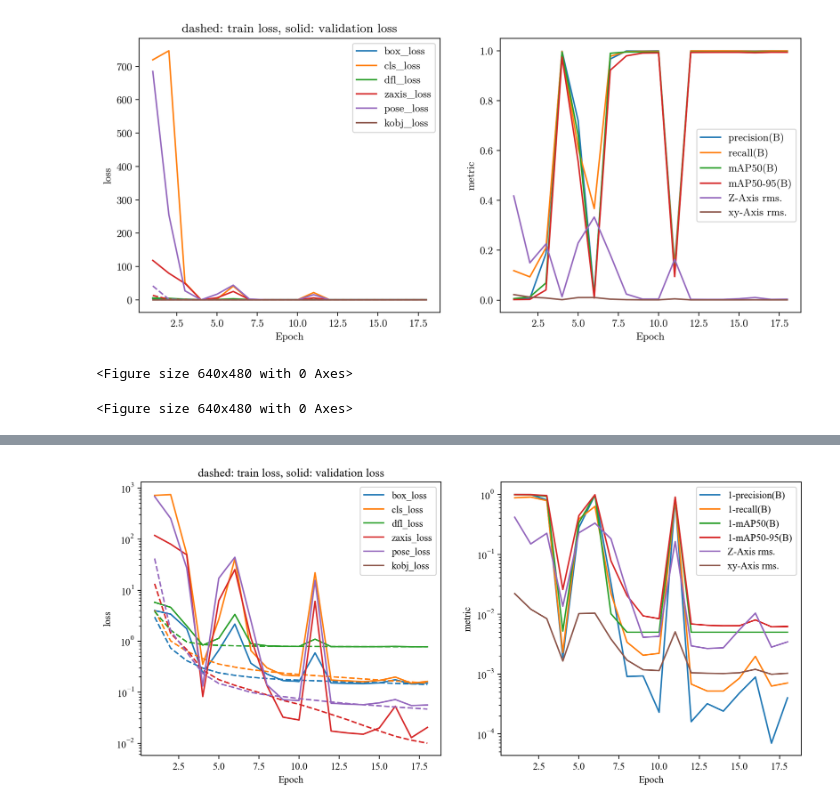
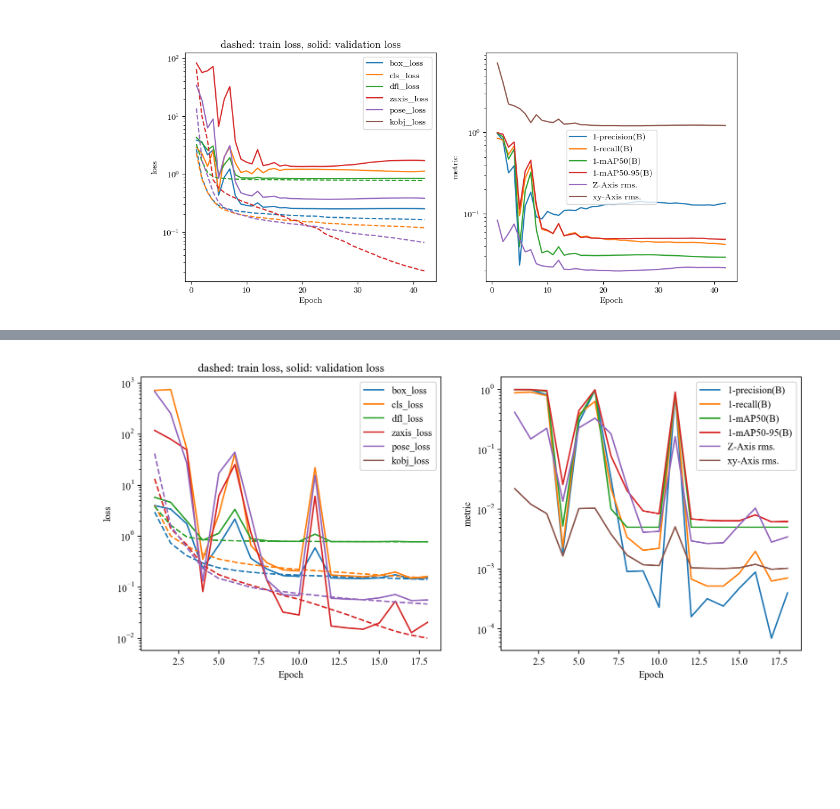
Before and after one commit to till-robert/YOLOtrack11, a Jupyter notebook: plot_results.ipynb, the cells around one changed output, grey strips where cells are left out. Saved outputs shown, nothing was run; the diff lists cells and outputs as text; code cells hidden in the pictures; blank space fills up the shorter version.

```diff
--- a/plot_results.ipynb
+++ b/plot_results.ipynb
@@ -45,10 +45,9 @@ def plot_results(fname, start_epoch=0, log=True, show_training_loss=True):
     return plt.gcf()
 # %%
-plot_results("../ultralytics/runs/pose/train64/results.csv", log=False)
+plot_results("../ultralytics/runs/pose/train106/results.csv")#, log=False)
+plt.show()
 # %% [output]
-[figure, old version]
+[figure, new version]
-<Figure size 640x480 with 0 Axes>
-<Figure size 640x480 with 0 Axes>
 # %%
 plot_results("../ultralytics/runs/pose/train23/results.csv")
 # %% [output]
```
Also changed, not shown: parts of 3 cells of this notebook, 16 other files.
